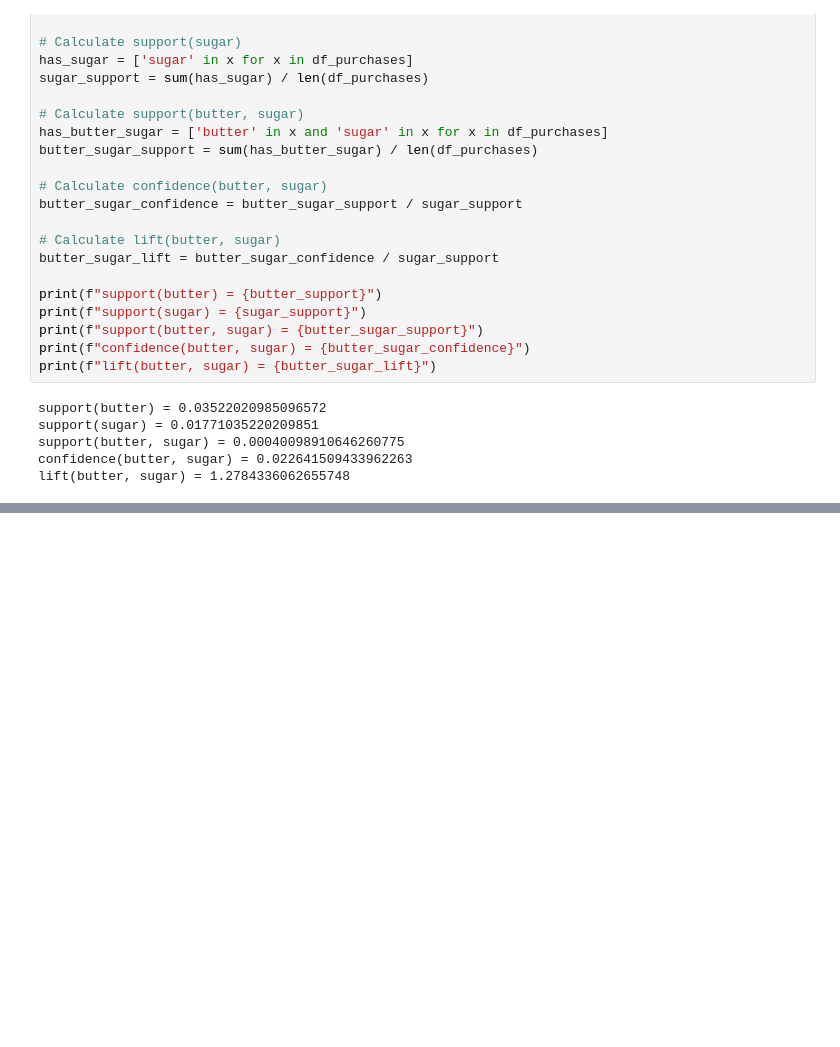
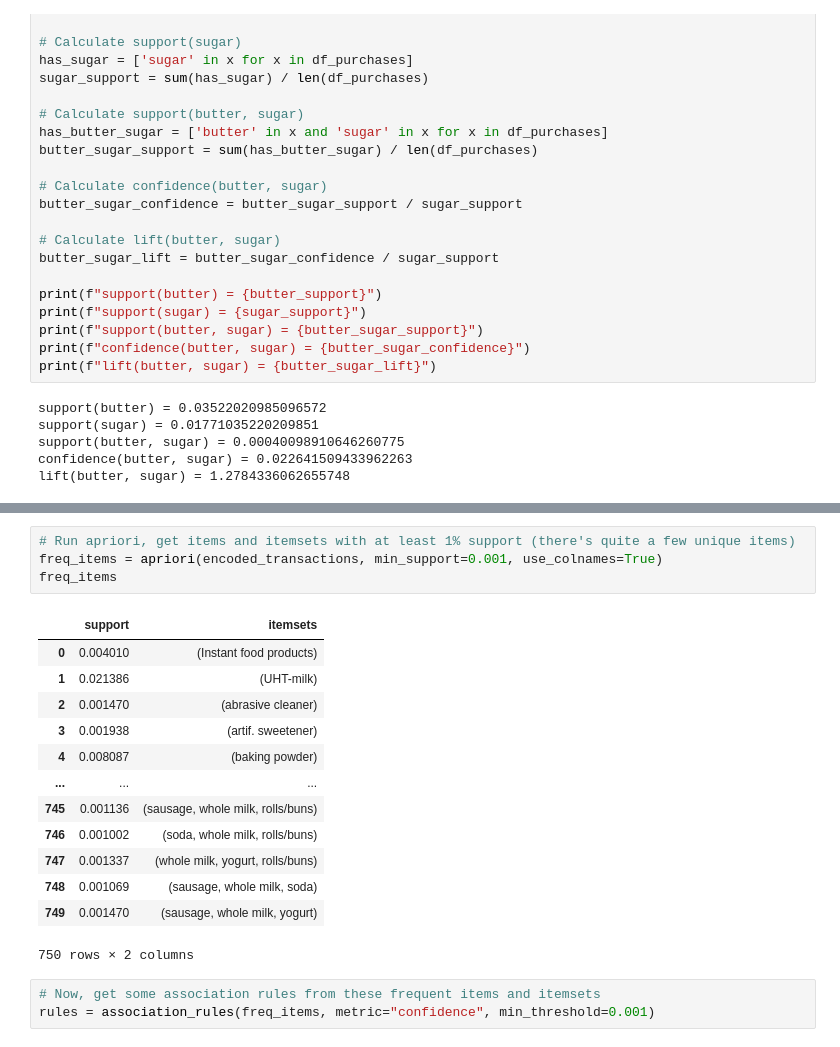
Before and after one commit to teellis/UnsupervisedLearning-Tutorial, a Jupyter notebook: Unsupervised_Lesson2.ipynb, the cells around one changed output, grey strips where cells are left out. Saved outputs shown, nothing was run; the diff lists cells and outputs as text; blank space fills up the shorter version.

```diff
--- a/Unsupervised_Lesson2.ipynb
+++ b/Unsupervised_Lesson2.ipynb
@@ -234,0 +252,21 @@ Finally, let's demonstrate how one would use the apriori algorithm to determine
+# %%
+# Run apriori, get items and itemsets with at least 1% support (there's quite a few unique items)
+freq_items = apriori(encoded_transactions, min_support=0.001, use_colnames=True)
+freq_items
+# %% [output]
+|  | support | itemsets |
+| 0 | 0.004010 | (Instant food products) |
+| 1 | 0.021386 | (UHT-milk) |
+| 2 | 0.001470 | (abrasive cleaner) |
+| 3 | 0.001938 | (artif. sweetener) |
+| 4 | 0.008087 | (baking powder) |
+| ... | ... | ... |
+| 745 | 0.001136 | (sausage, whole milk, rolls/buns) |
+| 746 | 0.001002 | (soda, whole milk, rolls/buns) |
+| 747 | 0.001337 | (whole milk, yogurt, rolls/buns) |
+| 748 | 0.001069 | (sausage, whole milk, soda) |
+| 749 | 0.001470 | (sausage, whole milk, yogurt) |
+750 rows × 2 columns
+# %%
+# Now, get some association rules from these frequent items and itemsets
+rules = association_rules(freq_items, metric="confidence", min_threshold=0.001)
```
Also changed, not shown: parts of 16 cells of this notebook.
